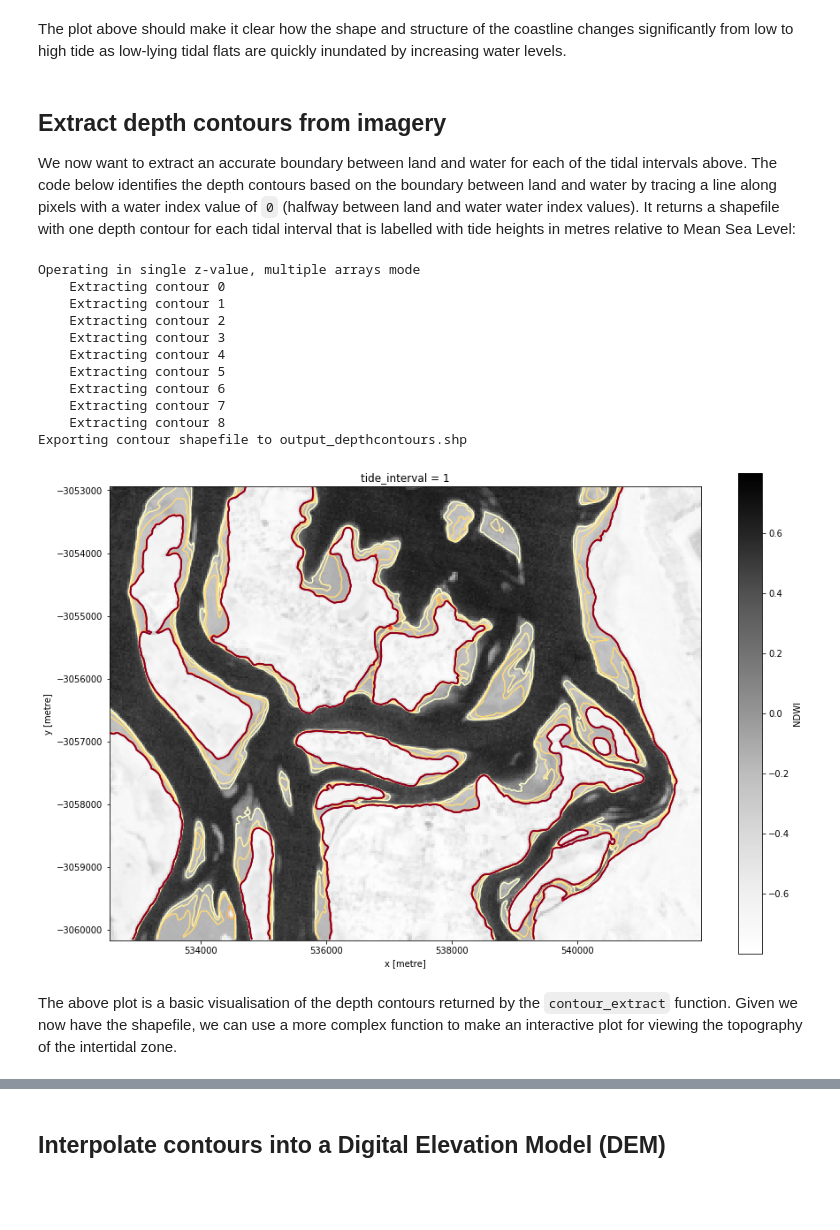
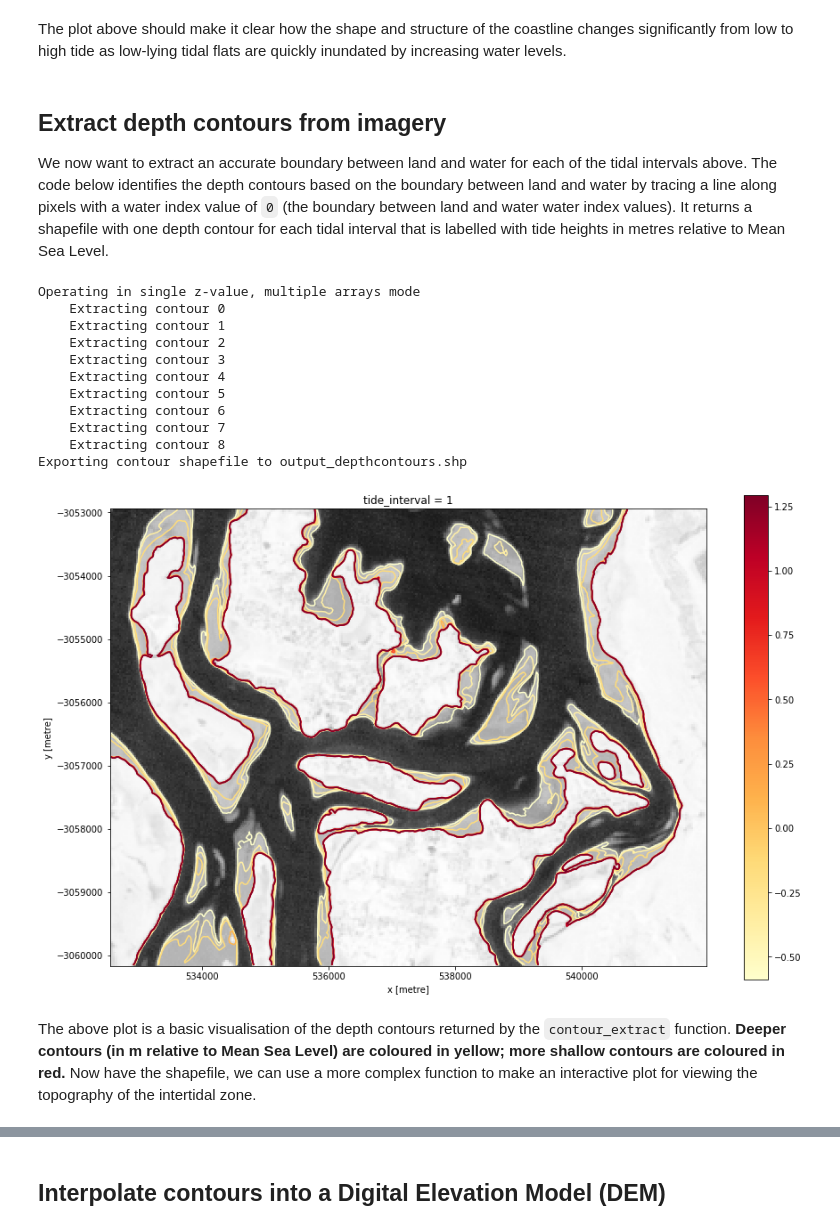
Before and after one commit to GeoscienceAustralia/dea-notebooks, a Jupyter notebook: Real_world_examples/Intertidal_elevation.ipynb, the cells around one changed output, grey strips where cells are left out. Cells and saved outputs as stored; diff of their text form; code cells hidden in the pictures; blank space fills up the shorter version.

Commit message:
Add revised intertidal elevation notebook and fix for RGB

```diff
--- a/Real_world_examples/Intertidal_elevation.ipynb
+++ b/Real_world_examples/Intertidal_elevation.ipynb
@@ -129,7 +122,7 @@ query = {
 }
 
 # Identify the most common projection system in the input query
-output_crs = mostcommon_crs(dc=dc, product='ga_ls5t_ard_3', query=query)
+output_crs = mostcommon_crs(dc=dc, product='ga_ls8c_ard_3', query=query)
 
 # Load available data from all three Landsat satellites
 landsat_ds = load_ard(dc=dc,
@@ -263,11 +265,17 @@ In the code below, we take the time series of images, sort by tide and categoris
 landsat_ds = landsat_ds.sortby('tide_height')
 
 # Bin tide heights into 9 tidal intervals from low (1) to high tide (9)
-binInterval = np.linspace(landsat_ds.tide_height.min(), landsat_ds.tide_height.max(), num=10)
-tide_intervals = pd.cut(landsat_ds.tide_height, bins = binInterval, labels=range(1, 10), include_lowest=True)
+binInterval = np.linspace(landsat_ds.tide_height.min(),
+                          landsat_ds.tide_height.max(),
+                          num=10)
+tide_intervals = pd.cut(landsat_ds.tide_height,
+                        bins=binInterval,
+                        labels=range(1, 10),
+                        include_lowest=True)
 
 # Add interval to dataset
-landsat_ds['tide_interval'] = xr.DataArray(tide_intervals, [('time', landsat_ds.time)])
+landsat_ds['tide_interval'] = xr.DataArray(tide_intervals,
+                                           [('time', landsat_ds.time)])
 
 print(landsat_ds)
 # %% [output]
@@ -312,43 +321,48 @@ plt.show()
 The plot above should make it clear how the shape and structure of the coastline changes significantly from low to high tide as low-lying tidal flats are quickly inundated by increasing water levels.
 # %% [markdown]
 ## Extract depth contours from imagery
-We now want to extract an accurate boundary between land and water for each of the tidal intervals above. The code below identifies the depth contours based on the boundary between land and water by tracing a line along pixels with a water index value of `0` (halfway between land and water water index values). It returns a shapefile with one depth contour for each tidal interval that is labelled with tide heights in metres relative to Mean Sea Level:
+We now want to extract an accurate boundary between land and water for each of the tidal intervals above.
+The code below identifies the depth contours based on the boundary between land and water by tracing a line along pixels with a water index value of `0` (the boundary between land and water water index values).
+It returns a shapefile with one depth contour for each tidal interval that is labelled with tide heights in metres relative to Mean Sea Level.
 # %%
 # Set up attributes to assign to each waterline
-attribute_data = {"tide_m": landsat_intervals.tide_height.values}
-attribute_dtypes = {"tide_m": "float"}
+attribute_data = {'tide_m': landsat_intervals.tide_height.values}
+attribute_dtypes = {'tide_m': 'float'}
 
 # Extract waterline contours for the '0' water index threshold:
-contour_gdf = contour_extract(
-    z_values=[0],
-    ds_array=landsat_intervals.NDWI,
-    ds_crs=landsat_ds.crs,
-    ds_affine=landsat_ds.geobox.transform,
-    output_shp=f"output_depthcontours.shp",
-    attribute_data=attribute_data,
-    attribute_dtypes=attribute_dtypes,
-    min_vertices=20,
-    dim="tide_interval")
+contour_gdf = contour_extract(z_values=[0],
+                              ds_array=landsat_intervals.NDWI,
+                              ds_crs=landsat_ds.crs,
+                              ds_affine=landsat_ds.geobox.transform,
+                              output_shp='output_depthcontours.shp',
+                              attribute_data=attribute_data,
+                              attribute_dtypes=attribute_dtypes,
+                              min_vertices=20,
+                              dim='tide_interval')
 
 # Plot output shapefile over the top of the first tidal interval water index
 fig, ax = plt.subplots(1, 1, figsize=(15, 10))
-landsat_intervals.NDWI.sel(tide_interval=1).plot(ax=ax, cmap="Greys")
-contour_gdf.plot(cmap="YlOrRd", ax=ax)
+landsat_intervals.NDWI.sel(tide_interval=1).plot(ax=ax,
+                                                 cmap='Greys',
+                                                 add_colorbar=False)
+contour_gdf.plot(ax=ax, column='tide_m', cmap='YlOrRd', legend=True)
 plt.show()
 # %% [output]
 Operating in single z-value, multiple arrays mode
     Extracting contour 0
     Extracting contour 1
     Extracting contour 2
     Extracting contour 3
     Extracting contour 4
     Extracting contour 5
     Extracting contour 6
     Extracting contour 7
     Extracting contour 8
 Exporting contour shapefile to output_depthcontours.shp
-[figure, old version]
+[figure, new version]
 # %% [markdown]
-The above plot is a basic visualisation of the depth contours returned by the `contour_extract` function. Given we now have the shapefile, we can use a more complex function to make an interactive plot for viewing the topography of the intertidal zone.
+The above plot is a basic visualisation of the depth contours returned by the `contour_extract` function.
+**Deeper contours (in m relative to Mean Sea Level) are coloured in yellow; more shallow contours are coloured in red.**
+Now have the shapefile, we can use a more complex function to make an interactive plot for viewing the topography of the intertidal zone.
 # %% [markdown]
 ### Plot interactive map of depth contours coloured by time
```
Also changed, not shown: parts of 20 cells of this notebook, 1 other file.
